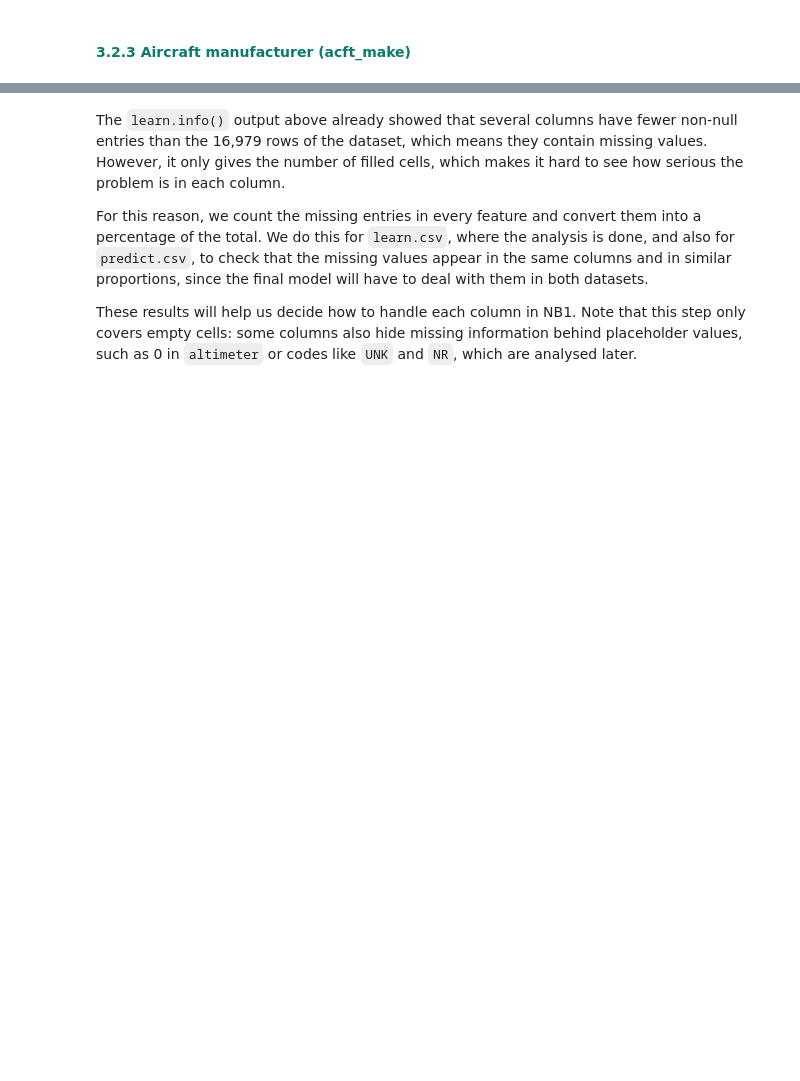
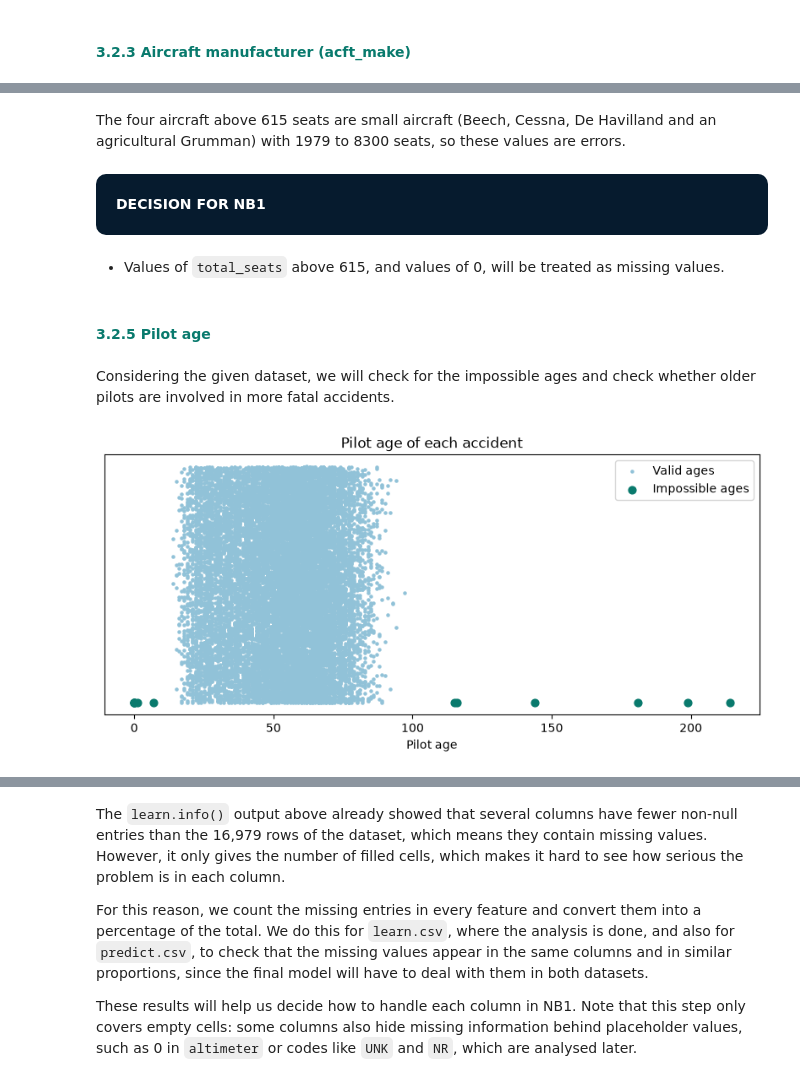
Before and after one commit to martim-dot/ML_Project, a Jupyter notebook: primeiraparte.ipynb, the cells around one changed output, grey strips where cells are left out. Saved outputs shown, nothing was run; the diff lists cells and outputs as text; code cells hidden in the pictures; blank space fills up the shorter version.

```diff
--- a/primeiraparte.ipynb
+++ b/primeiraparte.ipynb
@@ -768,0 +918,25 @@ make_counts.head(10)
+# %% [markdown]
+The four aircraft above 615 seats are small aircraft (Beech, Cessna, De Havilland and an agricultural Grumman) with 1979 to 8300 seats, so these values are errors.
+# %% [markdown]
+<div style="background-color:#061b2e; padding:20px; border-radius:10px; color:#FFFFFF;">
+  <b>DECISION FOR NB1</b>
+</div>
+# %% [markdown]
+- Values of `total_seats` above 615, and values of 0, will be treated as missing values.
+# %% [markdown]
+#### <font color='#097a6d'>**3.2.5 Pilot age**</font>
+# %% [markdown]
+Considering the given dataset, we will check for the impossible ages and check whether older pilots are involved in more fatal accidents.
+# %%
+wrong = (learn["pilot_age"] < 14) | (learn["pilot_age"] > 100)
+
+plt.figure(figsize=(10, 4))
+plt.scatter(learn.loc[~wrong, "pilot_age"], range((~wrong).sum()), color="#91c2d8", s=5, label="Valid ages")
+plt.scatter(learn.loc[wrong, "pilot_age"], range(wrong.sum()), color="#097a6d", s=40, label="Impossible ages")
+plt.title("Pilot age of each accident")
+plt.xlabel("Pilot age")
+plt.yticks([])
+plt.legend()
+plt.show()
+# %% [output]
+[figure, added]
```
Also changed, not shown: parts of 56 cells of this notebook.
